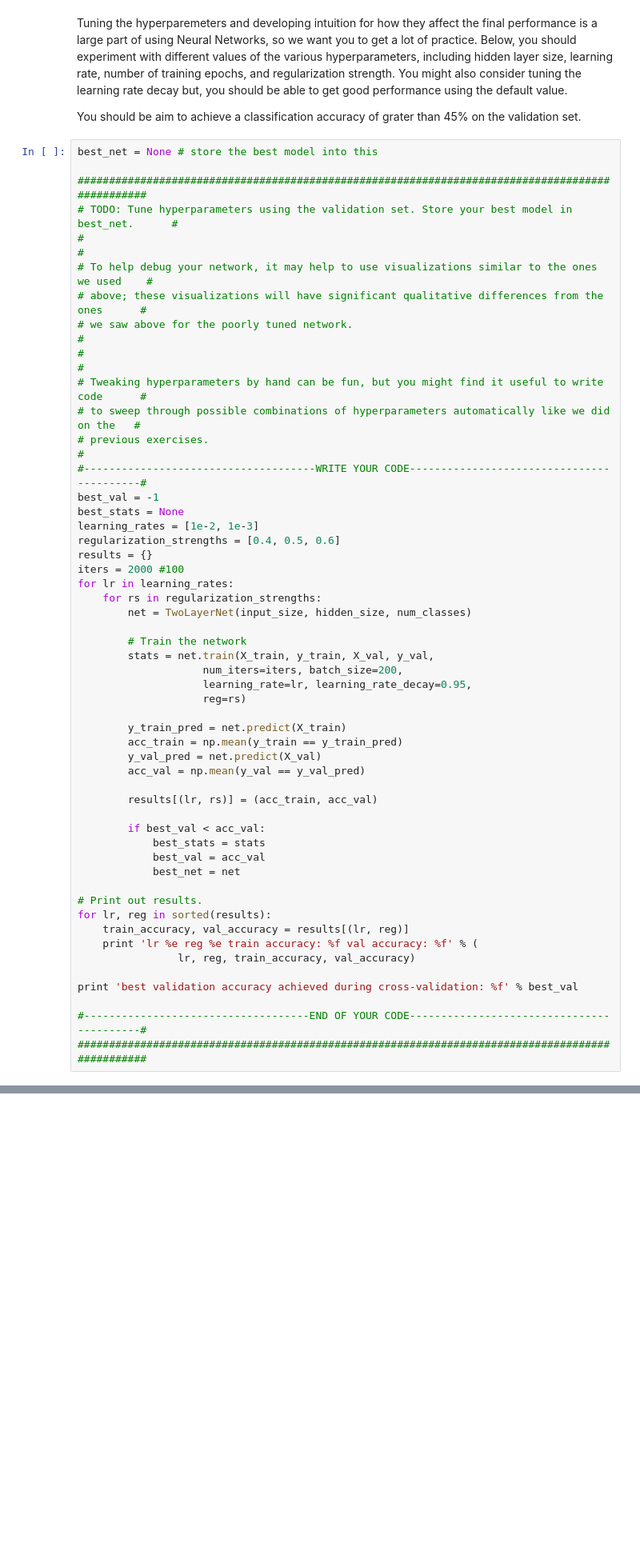
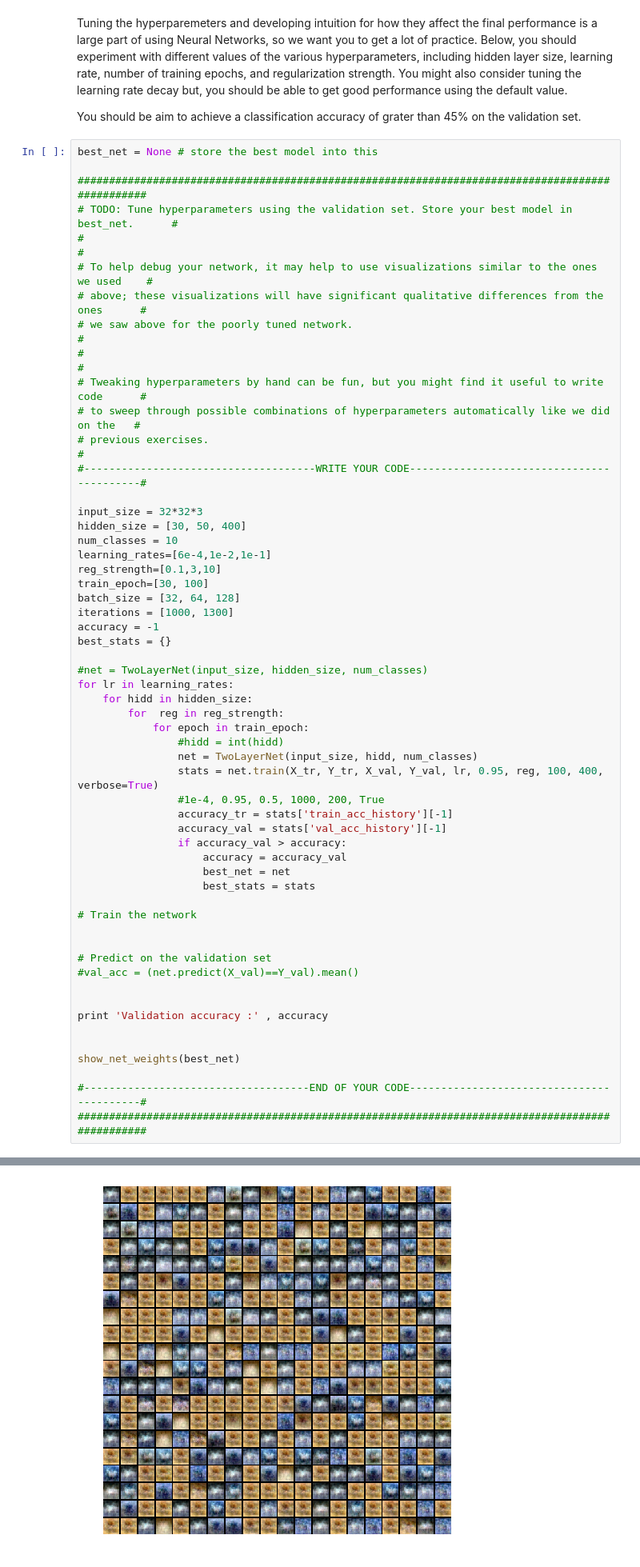
Before and after one commit to Myers2life/Neural_Network_HW-1-2, a Jupyter notebook: ECE5602_hw2.ipynb, the cells around one changed output, grey strips where cells are left out. Shown at 80% size. Saved outputs shown, nothing was run; the diff lists cells and outputs as text; blank space fills up the shorter version.

```diff
--- a/ECE5602_hw2.ipynb
+++ b/ECE5602_hw2.ipynb
@@ -910,41 +1063,46 @@ best_net = None # store the best model into this
 # to sweep through possible combinations of hyperparameters automatically like we did on the   #
 # previous exercises.                                                                          #
 #-------------------------------------WRITE YOUR CODE------------------------------------------#
-best_val = -1
-best_stats = None
-learning_rates = [1e-2, 1e-3]
-regularization_strengths = [0.4, 0.5, 0.6]
-results = {}
-iters = 2000 #100
+
+input_size = 32*32*3
+hidden_size = [30, 50, 400]
+num_classes = 10
+learning_rates=[6e-4,1e-2,1e-1]
+reg_strength=[0.1,3,10]
+train_epoch=[30, 100]
+batch_size = [32, 64, 128]
+iterations = [1000, 1300]
+accuracy = -1
+best_stats = {}
+
+#net = TwoLayerNet(input_size, hidden_size, num_classes)
 for lr in learning_rates:
-    for rs in regularization_strengths:
-        net = TwoLayerNet(input_size, hidden_size, num_classes)
+    for hidd in hidden_size:
+        for  reg in reg_strength:
+            for epoch in train_epoch:
+                #hidd = int(hidd)
+                net = TwoLayerNet(input_size, hidd, num_classes)
+                stats = net.train(X_tr, Y_tr, X_val, Y_val, lr, 0.95, reg, 100, 400, verbose=True)
+                #1e-4, 0.95, 0.5, 1000, 200, True
+                accuracy_tr = stats['train_acc_history'][-1]
+                accuracy_val = stats['val_acc_history'][-1]
+                if accuracy_val > accuracy:
+                    accuracy = accuracy_val
+                    best_net = net
+                    best_stats = stats
 
-        # Train the network
-        stats = net.train(X_train, y_train, X_val, y_val,
-                    num_iters=iters, batch_size=200,
-                    learning_rate=lr, learning_rate_decay=0.95,
-                    reg=rs)
+# Train the network
 
-        y_train_pred = net.predict(X_train)
-        acc_train = np.mean(y_train == y_train_pred)
-        y_val_pred = net.predict(X_val)
-        acc_val = np.mean(y_val == y_val_pred)
 
-        results[(lr, rs)] = (acc_train, acc_val)
+# Predict on the validation set
+#val_acc = (net.predict(X_val)==Y_val).mean()
 
-        if best_val < acc_val:
-            best_stats = stats
-            best_val = acc_val
-            best_net = net
 
-# Print out results.
-for lr, reg in sorted(results):
-    train_accuracy, val_accuracy = results[(lr, reg)]
-    print 'lr %e reg %e train accuracy: %f val accuracy: %f' % (
-                lr, reg, train_accuracy, val_accuracy)
+print 'Validation accuracy :' , accuracy
 
-print 'best validation accuracy achieved during cross-validation: %f' % best_val
+
+show_net_weights(best_net)
 
 #------------------------------------END OF YOUR CODE------------------------------------------#
 ################################################################################################
+# %% [output]
@@ -950,0 +1159 @@ print 'best validation accuracy achieved during cross-validation: %f' % best_val
+[figure, added]
```
Also changed, not shown: parts of 24 cells of this notebook.
